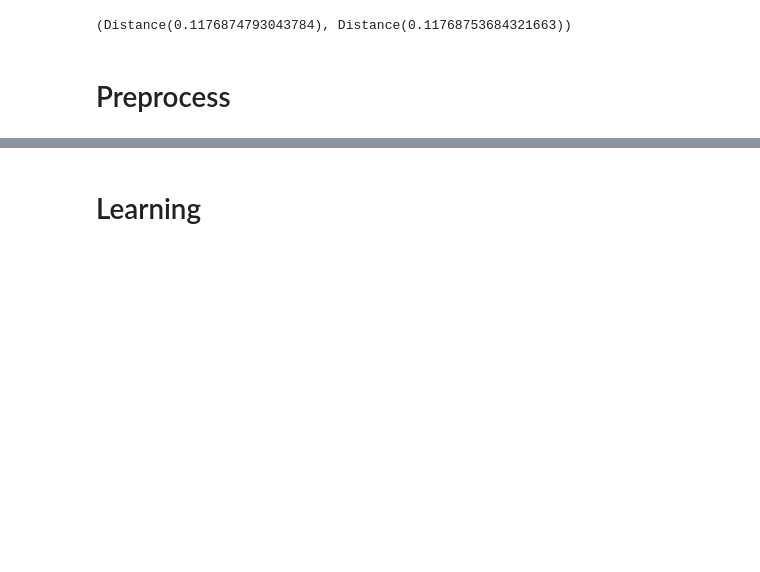
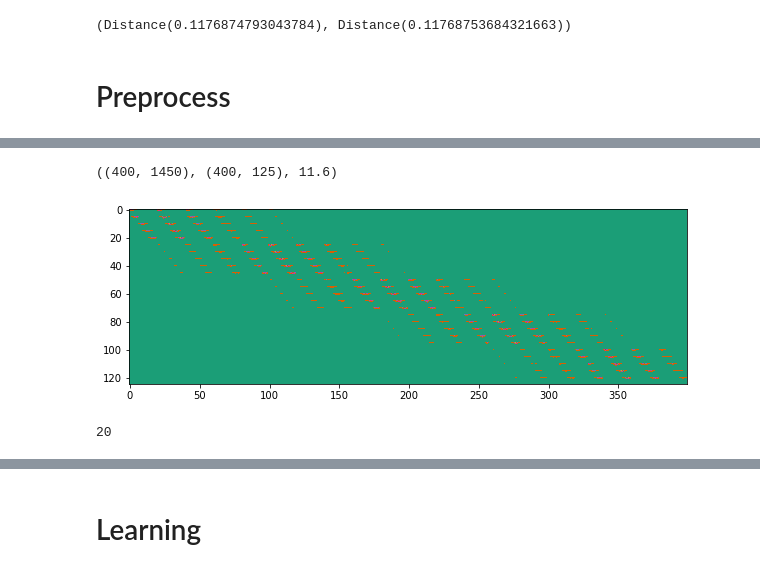
Before and after one commit to ukunliu/WSN_simulation, a Jupyter notebook: Simulation/transfer_learning.ipynb, the cells around one changed output, grey strips where cells are left out. Drawn from its saved outputs; the diff is of its cells as text; code cells hidden in the pictures; blank space fills up the shorter version.

```diff
--- a/Simulation/transfer_learning.ipynb
+++ b/Simulation/transfer_learning.ipynb
@@ -52,0 +89,11 @@ X_toul = ext_toul.amplitute_feature(ext_ld.max_reflection)
+# %%
+plt.figure(figsize=(10,20))
+plt.imshow(X_amp.T, cmap='Dark2')
+x.shape, X_amp.shape, 1450/125
+# %% [output]
+((400, 1450), (400, 125), 11.6)
+[figure, added]
+# %%
+ext_ld.max_reflection
+# %% [output]
+20
```
Also changed, not shown: parts of 13 cells of this notebook, 14 other files.
